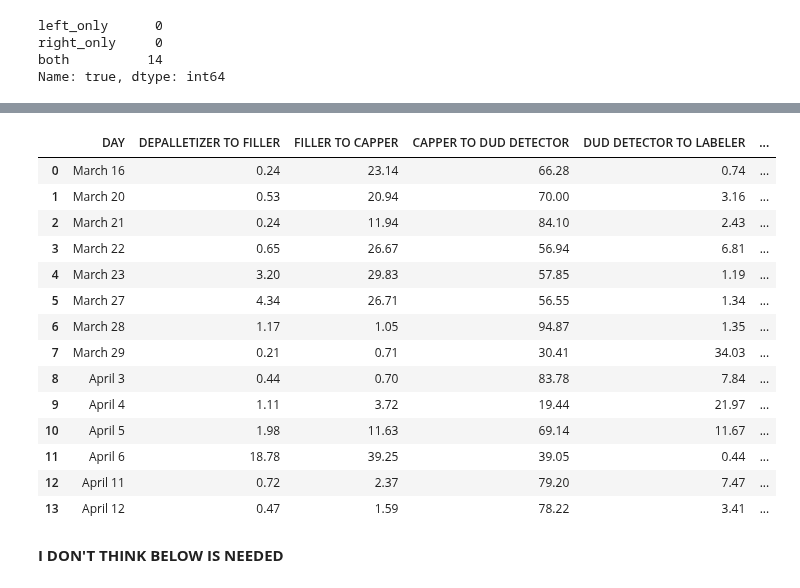
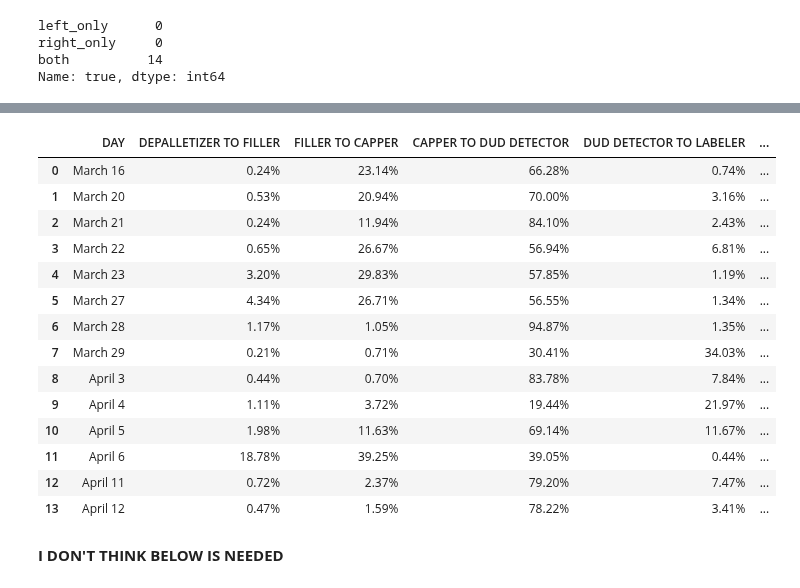
Before and after one commit to khagerthey/VIS1, a Jupyter notebook: PS5.ipynb, the cells around one changed output, grey strips where cells are left out. Saved outputs shown, nothing was run; the diff lists cells and outputs as text; code cells hidden in the pictures.

```diff
--- a/PS5.ipynb
+++ b/PS5.ipynb
@@ -344,22 +342,23 @@ NTL
 # %%
-Percentages=pd.read_csv('https://raw.githubusercontent.com/khagerthey/VIS1/main/Line%203%20bottle%20count%20record%20.xlsx%20-%20PERCENTAGES.csv')
+Percentages=pd.read_csv('https://raw.githubusercontent.com/khagerthey/VIS1/main/Line%203%20bottle%20count%20record%20.xlsx%20-%20PERCENTAGES%20(1).csv')
 Percentages
+#Percentage of breakages recorded in each area for the day
 # %% [output]
 |  | DAY | DEPALLETIZER TO FILLER | FILLER TO CAPPER | CAPPER TO DUD DETECTOR | DUD DETECTOR TO LABELER | ... |
-| 0 | March 16 | 0.24 | 23.14 | 66.28 | 0.74 | ... |
-| 1 | March 20 | 0.53 | 20.94 | 70.00 | 3.16 | ... |
-| 2 | March 21 | 0.24 | 11.94 | 84.10 | 2.43 | ... |
-| 3 | March 22 | 0.65 | 26.67 | 56.94 | 6.81 | ... |
-| 4 | March 23 | 3.20 | 29.83 | 57.85 | 1.19 | ... |
-| 5 | March 27 | 4.34 | 26.71 | 56.55 | 1.34 | ... |
-| 6 | March 28 | 1.17 | 1.05 | 94.87 | 1.35 | ... |
-| 7 | March 29 | 0.21 | 0.71 | 30.41 | 34.03 | ... |
-| 8 | April 3 | 0.44 | 0.70 | 83.78 | 7.84 | ... |
-| 9 | April 4 | 1.11 | 3.72 | 19.44 | 21.97 | ... |
-| 10 | April 5 | 1.98 | 11.63 | 69.14 | 11.67 | ... |
-| 11 | April 6 | 18.78 | 39.25 | 39.05 | 0.44 | ... |
-| 12 | April 11 | 0.72 | 2.37 | 79.20 | 7.47 | ... |
-| 13 | April 12 | 0.47 | 1.59 | 78.22 | 3.41 | ... |
+| 0 | March 16 | 0.24% | 23.14% | 66.28% | 0.74% | ... |
+| 1 | March 20 | 0.53% | 20.94% | 70.00% | 3.16% | ... |
+| 2 | March 21 | 0.24% | 11.94% | 84.10% | 2.43% | ... |
+| 3 | March 22 | 0.65% | 26.67% | 56.94% | 6.81% | ... |
+| 4 | March 23 | 3.20% | 29.83% | 57.85% | 1.19% | ... |
+| 5 | March 27 | 4.34% | 26.71% | 56.55% | 1.34% | ... |
+| 6 | March 28 | 1.17% | 1.05% | 94.87% | 1.35% | ... |
+| 7 | March 29 | 0.21% | 0.71% | 30.41% | 34.03% | ... |
+| 8 | April 3 | 0.44% | 0.70% | 83.78% | 7.84% | ... |
+| 9 | April 4 | 1.11% | 3.72% | 19.44% | 21.97% | ... |
+| 10 | April 5 | 1.98% | 11.63% | 69.14% | 11.67% | ... |
+| 11 | April 6 | 18.78% | 39.25% | 39.05% | 0.44% | ... |
+| 12 | April 11 | 0.72% | 2.37% | 79.20% | 7.47% | ... |
+| 13 | April 12 | 0.47% | 1.59% | 78.22% | 3.41% | ... |
 # %% [markdown]
 **I DON'T THINK BELOW IS NEEDED**
 # %%
```
Also changed, not shown: parts of 1 cell of this notebook.
